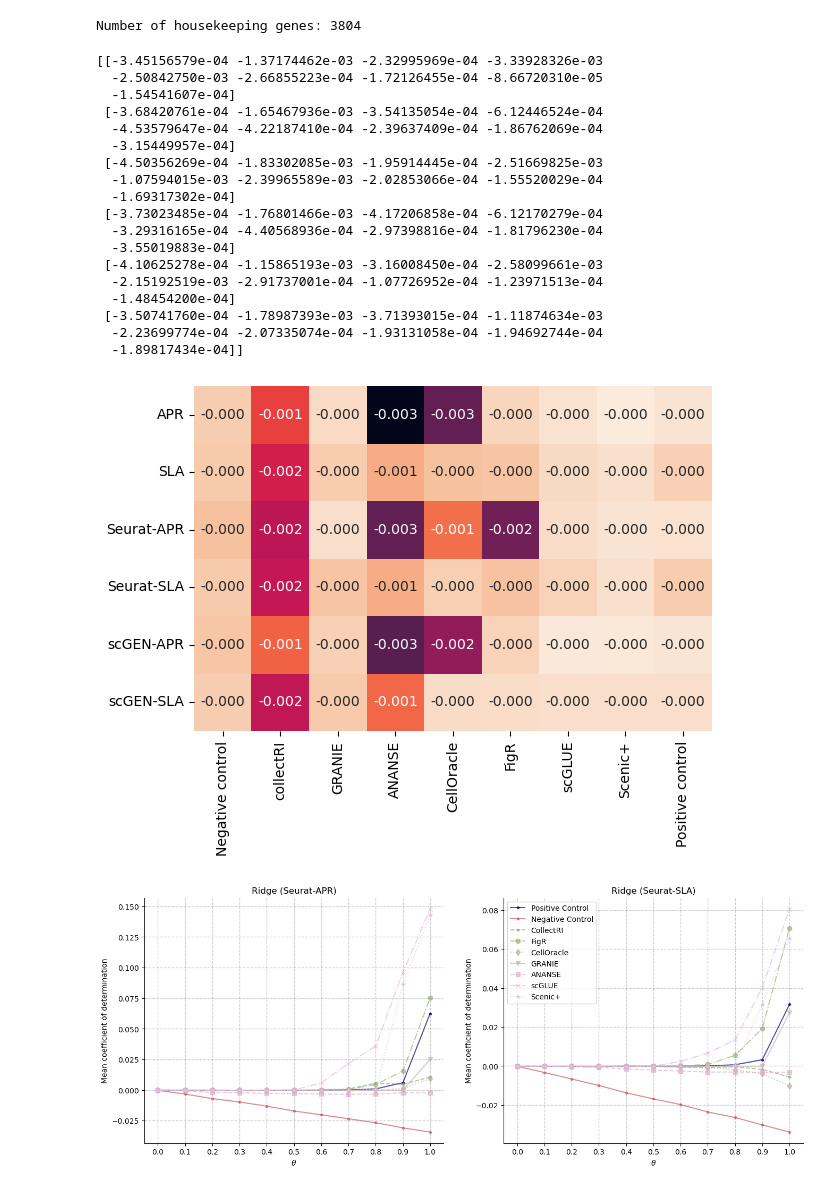
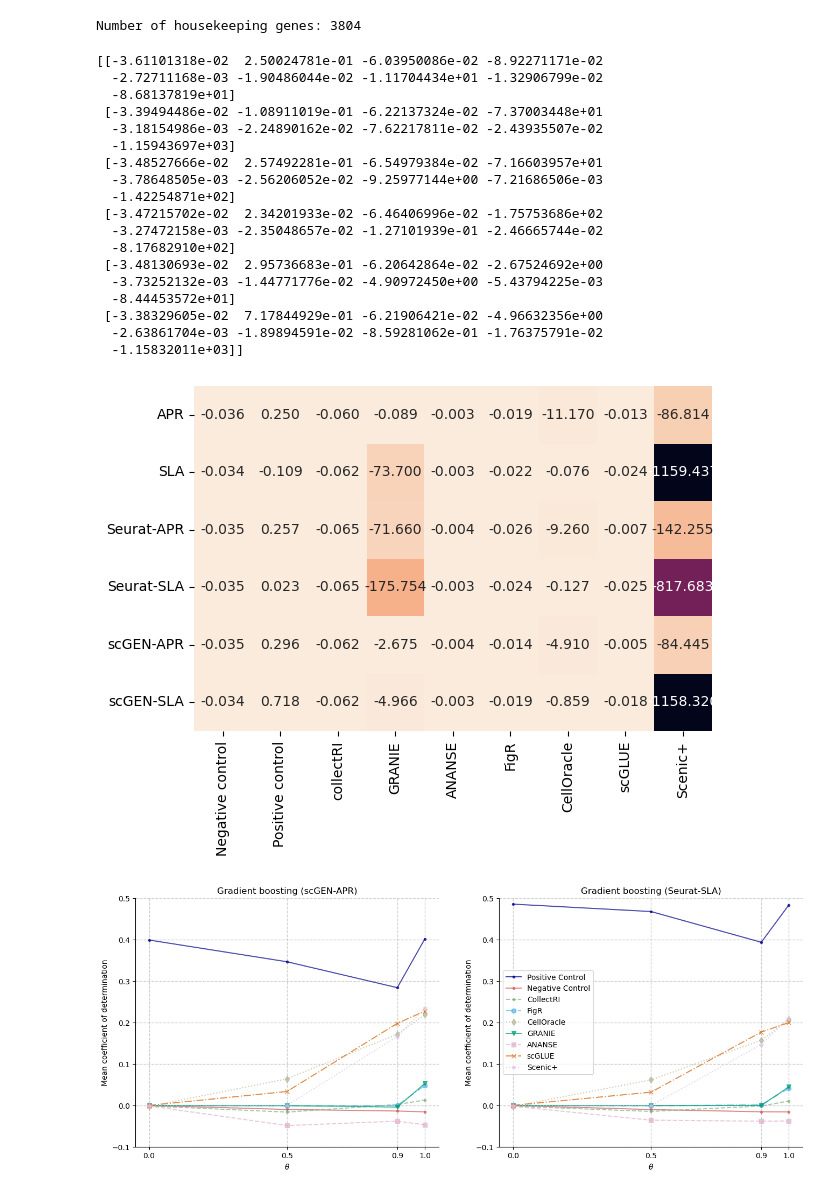
Before and after one commit to janursa/grn_benchmark, a Jupyter notebook: notebooks/first-validation.ipynb, the cells around one changed output. Cells and saved outputs as stored; diff of their text form; code cells hidden in the pictures.

```diff
--- a/notebooks/first-validation.ipynb
+++ b/notebooks/first-validation.ipynb
@@ -148,14 +148,14 @@ for name in grn_model_names:
 
 grn_models_dict = {surragate_names[name]:grn for name, grn in grn_models_dict.items()}
 # %%
-reg_type = 'GB'
-theta = 0.0
+reg_type = 'ridge'
+theta = 0.5
 
 mat = []
 #for i_plot, norm_method in enumerate(['pearson', 'lognorm', 'seurat_pearson', 'seurat_lognorm']):
 for i_plot, norm_method in enumerate(['pearson', 'lognorm', 'seurat_pearson', 'seurat_lognorm', 'scgen_pearson', 'scgen_lognorm']):
     row = []
-    for grn_model in ['negative_control', 'collectRI', 'GRANIE', 'ANANSE', 'CellOracle', 'FigR', 'scGLUE', 'scenicplus', 'positive_control']:
+    for grn_model in ['negative_control', 'positive_control', 'collectRI', 'GRANIE', 'ANANSE', 'FigR', 'CellOracle', 'scGLUE', 'scenicplus']:
         file = f'{work_dir}/benchmark/scores/{reg_type}/{theta}/{norm_method}/{grn_model}_None.json'
         if not os.path.exists(file):
             print(f'Missing file: {file}')
@@ -170,34 +170,34 @@ mat = np.asarray(mat)
 
 print(mat)
 # %% [output]
-[[-3.45156579e-04 -1.37174462e-03 -2.32995969e-04 -3.33928326e-03
-  -2.50842750e-03 -2.66855223e-04 -1.72126455e-04 -8.66720310e-05
-  -1.54541607e-04]
- [-3.68420761e-04 -1.65467936e-03 -3.54135054e-04 -6.12446524e-04
-  -4.53579647e-04 -4.22187410e-04 -2.39637409e-04 -1.86762069e-04
-  -3.15449957e-04]
- [-4.50356269e-04 -1.83302085e-03 -1.95914445e-04 -2.51669825e-03
-  -1.07594015e-03 -2.39965589e-03 -2.02853066e-04 -1.55520029e-04
-  -1.69317302e-04]
- [-3.73023485e-04 -1.76801466e-03 -4.17206858e-04 -6.12170279e-04
-  -3.29316165e-04 -4.40568936e-04 -2.97398816e-04 -1.81796230e-04
-  -3.55019883e-04]
- [-4.10625278e-04 -1.15865193e-03 -3.16008450e-04 -2.58099661e-03
-  -2.15192519e-03 -2.91737001e-04 -1.07726952e-04 -1.23971513e-04
-  -1.48454200e-04]
- [-3.50741760e-04 -1.78987393e-03 -3.71393015e-04 -1.11874634e-03
-  -2.23699774e-04 -2.07335074e-04 -1.93131058e-04 -1.94692744e-04
-  -1.89817434e-04]]
+[[-3.61101318e-02  2.50024781e-01 -6.03950086e-02 -8.92271171e-02
+  -2.72711168e-03 -1.90486044e-02 -1.11704434e+01 -1.32906799e-02
+  -8.68137819e+01]
+ [-3.39494486e-02 -1.08911019e-01 -6.22137324e-02 -7.37003448e+01
+  -3.18154986e-03 -2.24890162e-02 -7.62217811e-02 -2.43935507e-02
+  -1.15943697e+03]
+ [-3.48527666e-02  2.57492281e-01 -6.54979384e-02 -7.16603957e+01
+  -3.78648505e-03 -2.56206052e-02 -9.25977144e+00 -7.21686506e-03
+  -1.42254871e+02]
+ [-3.47215702e-02  2.34201933e-02 -6.46406996e-02 -1.75753686e+02
+  -3.27472158e-03 -2.35048657e-02 -1.27101939e-01 -2.46665744e-02
+  -8.17682910e+02]
+ [-3.48130693e-02  2.95736683e-01 -6.20642864e-02 -2.67524692e+00
+  -3.73252132e-03 -1.44771776e-02 -4.90972450e+00 -5.43794225e-03
+  -8.44453572e+01]
+ [-3.38329605e-02  7.17844929e-01 -6.21906421e-02 -4.96632356e+00
+  -2.63861704e-03 -1.89894591e-02 -8.59281062e-01 -1.76375791e-02
+  -1.15832011e+03]]
 # %%
 plt.figure(figsize=(8, 5))
 ax = plt.subplot(1, 1, 1)
-xticklabels = ['Negative control', 'collectRI', 'GRANIE', 'ANANSE', 'CellOracle', 'FigR', 'scGLUE', 'Scenic+', 'Positive control']
+xticklabels = ['Negative control', 'Positive control', 'collectRI', 'GRANIE', 'ANANSE', 'FigR', 'CellOracle', 'scGLUE', 'Scenic+']
 yticklabels = ['APR', 'SLA', 'Seurat-APR', 'Seurat-SLA', 'scGEN-APR', 'scGEN-SLA']
 seaborn.heatmap(mat, ax=ax, square=True, cbar=False, xticklabels=xticklabels, yticklabels=yticklabels, annot=True, fmt='.3f')
 plt.tight_layout()
 plt.savefig('../output/benchmark/figs/first-validation-heatmap.png', dpi=300, transparent=True)
 # %% [output]
-[figure, old version]
+[figure, new version]
 # %%
 surrogate_names = {
     'CollectRI': 'CollectRI', 'collectRI':'CollectRI', 'collectRI_sign':'CollectRI-signs',
@@ -219,13 +219,13 @@ surrogate_names = {
 COLORS = {
     'Random': '#74ab8c',
     'CollectRI': '#83b17b',
-    'FigR': '#96b577',
+    'FigR': '#56B4E9',
     'CellOracle': '#b0b595',
-    'GRANIE': '#c9b4b1',
+    'GRANIE': '#009E73',
     'ANANSE': '#e2b1cd',
-    'scGLUE': '#e5b8dc',
+    'scGLUE': '#D55E00',
     'Scenic+': '#dfc2e5',
-    'HKG': '#e7d2ec',
+    'HKGs': 'darkblue',
     'Positive': 'darkblue',
     'Negative': 'indianred',
     'Positive Control': 'darkblue',
@@ -262,16 +262,16 @@ SORTED_METHODS = ['positive_control', 'negative_control', 'collectRI', 'FigR', '
 
 plt.figure(figsize=(16, 6))
 
-for k, (norm2_t, estimator_t) in enumerate(zip(['seurat_pearson', 'seurat_lognorm'], ['ridge', 'ridge'])):
+for k, (norm2_t, estimator_t) in enumerate(zip(['scgen_pearson', 'seurat_pearson'], ['GB', 'GB'])):
     ax = plt.subplot(1, 2, k + 1)
     ax.grid(alpha=0.4, linewidth=1, color='grey', linestyle='--')
-    xs = [0, 0.1, 0.2, 0.3, 0.4, 0.5, 0.6, 0.7, 0.8, 0.9, 1]
+    xs = [0.0, 0.5, 0.9, 1.0]
 
     for method in SORTED_METHODS:
 
         series = []
 
-        for theta in [0.0, 0.1, 0.2, 0.3, 0.4, 0.5, 0.6, 0.7, 0.8, 0.9, 1.0]:
+        for theta in xs:
             file = f'{work_dir}/benchmark/scores/{estimator_t}/{theta}/{norm2_t}/{method}_None.json'
             if not os.path.exists(file):
                 print(f'Missing file: {file}')
@@ -289,11 +289,12 @@ for k, (norm2_t, estimator_t) in enumerate(zip(['seurat_pearson', 'seurat_lognor
         )
 
     ax.set_xticks(xs)
+    ax.set_ylim([-0.1, 0.5])
 
     if k == 0:
-        ax.set_title('Ridge (Seurat-APR)')
+        ax.set_title('Gradient boosting (scGEN-APR)')
     elif k == 1:
-        ax.set_title('Ridge (Seurat-SLA)')
+        ax.set_title('Gradient boosting (Seurat-SLA)')
         ax.legend()
     for side in ['right', 'top']:
         ax.spines[side].set_visible(False)
@@ -303,4 +304,4 @@ for k, (norm2_t, estimator_t) in enumerate(zip(['seurat_pearson', 'seurat_lognor
 plt.savefig('../output/benchmark/figs/first-validation-performance-theta.png', dpi=300, transparent=True)
 plt.show()
 # %% [output]
-[figure, old version]
+[figure, new version]
```
Also changed, not shown: 9 other files.
